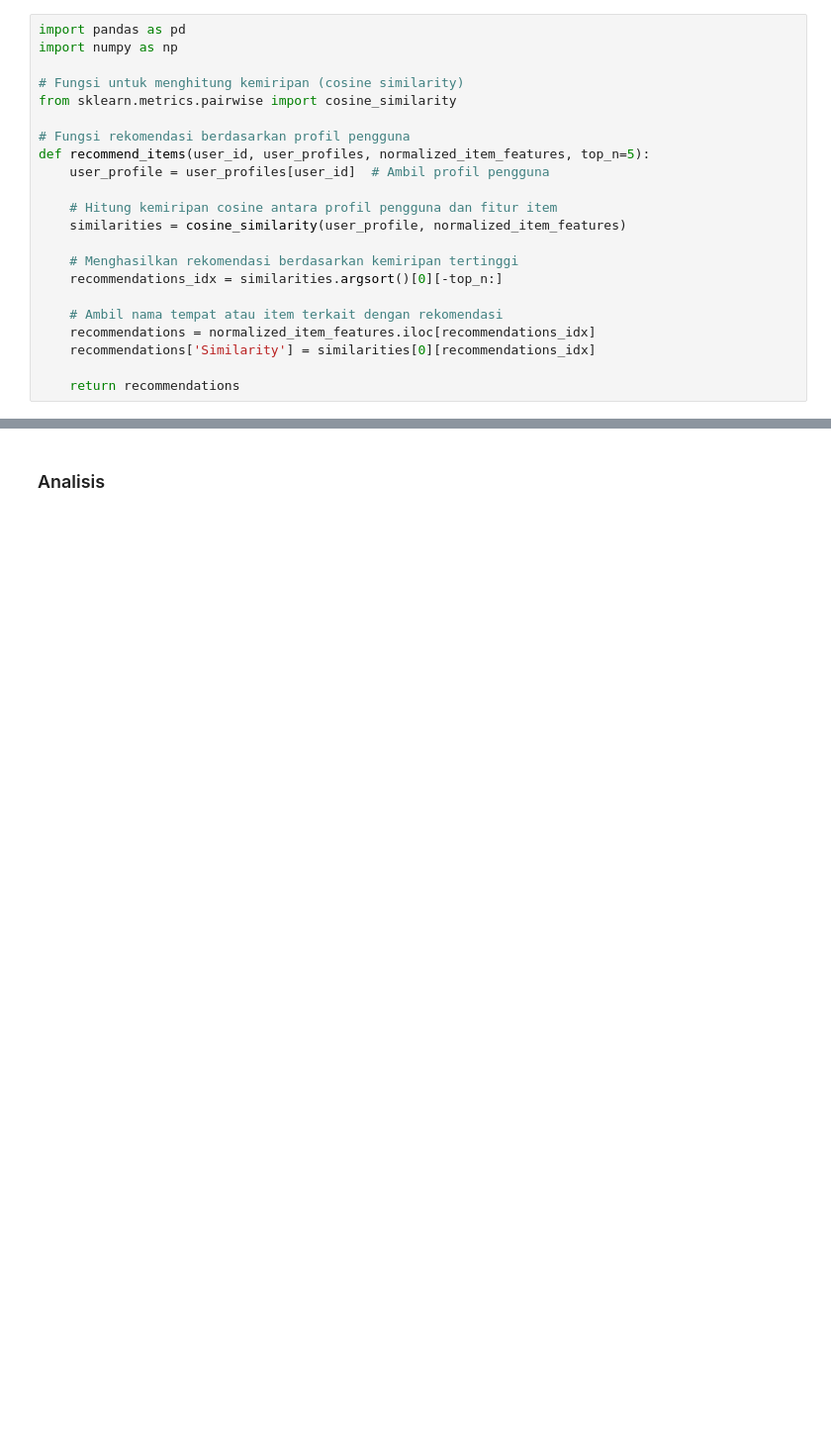
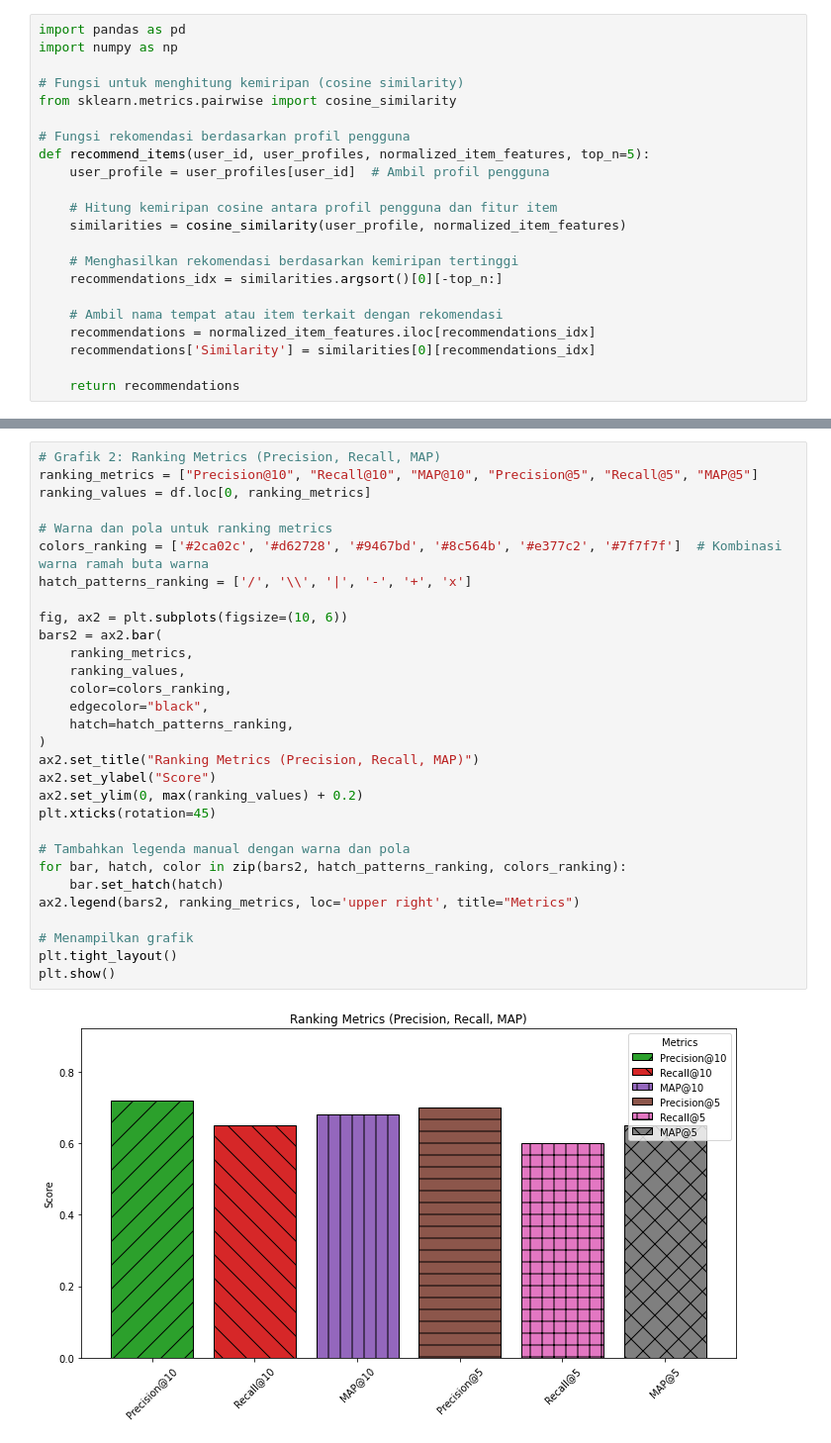
Before and after one commit to aldijeremysimamora/projecttobatourism-sisrek08, a Jupyter notebook: CBF/CBF-Cosine Similarity Kelompok 8.ipynb, the cells around one changed output, grey strips where cells are left out. Shown: that part at 99% size. Drawn from its saved outputs; the diff is of its cells as text; blank space fills up the shorter version.

```diff
--- a/CBF/CBF-Cosine Similarity Kelompok 8.ipynb
+++ b/CBF/CBF-Cosine Similarity Kelompok 8.ipynb
@@ -237,2 +233,32 @@ MAP@10: 0.375
-# %% [markdown]
-### Analisis
+# %%
+# Grafik 2: Ranking Metrics (Precision, Recall, MAP)
+ranking_metrics = ["Precision@10", "Recall@10", "MAP@10", "Precision@5", "Recall@5", "MAP@5"]
+ranking_values = df.loc[0, ranking_metrics]
+
+# Warna dan pola untuk ranking metrics
+colors_ranking = ['#2ca02c', '#d62728', '#9467bd', '#8c564b', '#e377c2', '#7f7f7f']  # Kombinasi warna ramah buta warna
+hatch_patterns_ranking = ['/', '\\', '|', '-', '+', 'x']
+
+fig, ax2 = plt.subplots(figsize=(10, 6))
+bars2 = ax2.bar(
+    ranking_metrics,
+    ranking_values,
+    color=colors_ranking,
+    edgecolor="black",
+    hatch=hatch_patterns_ranking,
+)
+ax2.set_title("Ranking Metrics (Precision, Recall, MAP)")
+ax2.set_ylabel("Score")
+ax2.set_ylim(0, max(ranking_values) + 0.2)
+plt.xticks(rotation=45)
+
+# Tambahkan legenda manual dengan warna dan pola
+for bar, hatch, color in zip(bars2, hatch_patterns_ranking, colors_ranking):
+    bar.set_hatch(hatch)
+ax2.legend(bars2, ranking_metrics, loc='upper right', title="Metrics")
+
+# Menampilkan grafik
+plt.tight_layout()
+plt.show()
+# %% [output]
+[figure, added]
```
Also changed, not shown: parts of 11 cells of this notebook.
